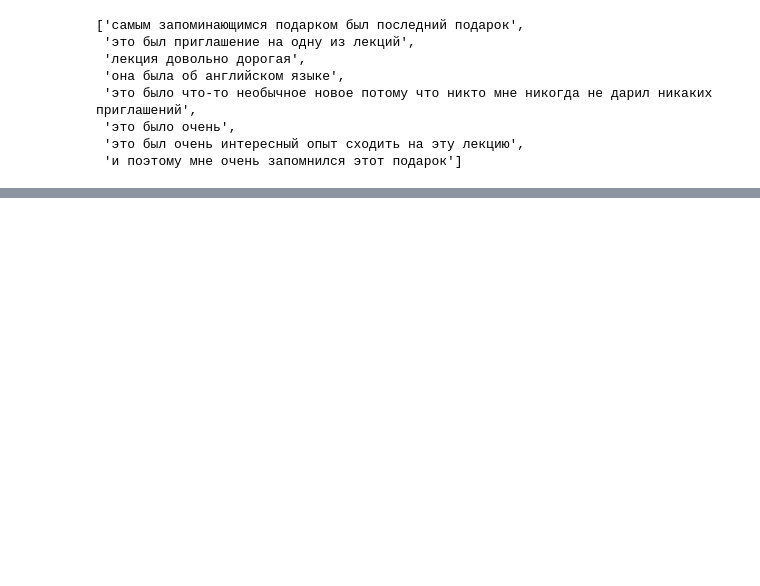
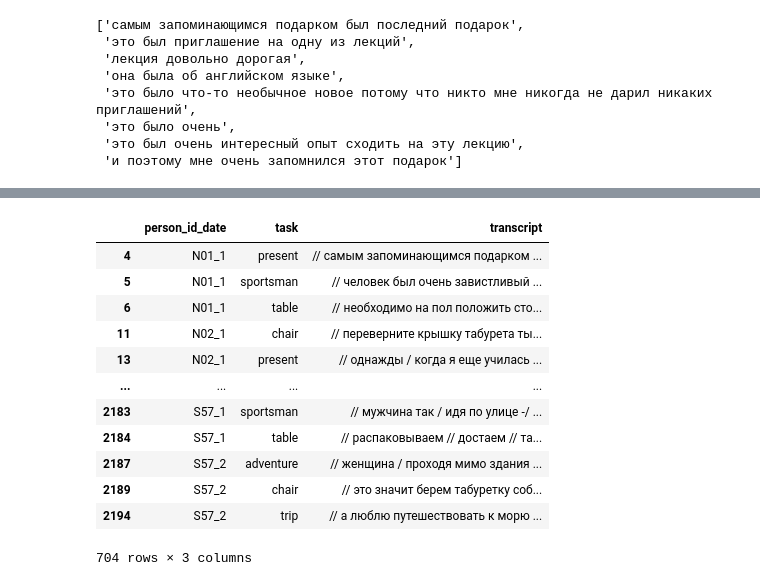
Before and after one commit to flying-bear/MA_thesis, a Jupyter notebook: preprocess_eaf.ipynb, the cells around one changed output, grey strips where cells are left out. Saved outputs shown, nothing was run; the diff lists cells and outputs as text; code cells hidden in the pictures; blank space fills up the shorter version.

```diff
--- a/preprocess_eaf.ipynb
+++ b/preprocess_eaf.ipynb
@@ -146,7 +149,7 @@ len(raw_transcript_lex_add)
 # %% [output]
 100
 # %%
-data_alt = pd.read_csv('altered_transcript_lex.tsv', sep='\t', low_memory=False)
+data_alt = pd.read_csv(path + 'altered_transcript_lex.tsv', sep='\t', low_memory=False)
 data_alt['File'] = data_alt['File'].apply(lambda x: x.replace('.eaf', '').replace('--', '-'))
 
 raw_transcript_lex_alt = data_alt.groupby('File')['Transcript_lex'].apply(list)
@@ -166,7 +169,7 @@ len(raw_transcript_lex_alt)
 # %% [output]
 99
 # %%
-pt = pd.read_csv('patients.discourse.tsv', sep='\t', low_memory=False)
+pt = pd.read_csv(path + 'patients.discourse.tsv', sep='\t', low_memory=False)
 pt['fileID'] = pt['fileID'].apply(lambda x: x.replace('.eaf', '').replace('--', '-'))
 raw_transcript_lex_pt = pt.groupby('fileID')['Transcript_lex'].apply(list)
 raw_transcript_lex_pt = pd.DataFrame(raw_transcript_lex_pt.apply(preprocess_raw_transcript))
@@ -412,0 +430,3 @@ ex = pivot_df.iloc[0]['present']
+# %%
+pivot_df.reset_index(inplace=True)
+pivot_df
@@ -412,0 +447,18 @@ ex = pivot_df.iloc[0]['present']
+# %%
+long = pivot_df.melt(id_vars=['person_id_date'], value_name='transcript').sort_values(['person_id_date', 'task']).reset_index().drop(columns=['index'])
+# %%
+long.dropna()
+# %% [output]
+|  | person_id_date | task | transcript |
+| 4 | N01_1 | present | // самым запоминающимся подарком ... |
+| 5 | N01_1 | sportsman | // человек был очень завистливый ... |
+| 6 | N01_1 | table | // необходимо на пол положить сто... |
+| 11 | N02_1 | chair | // переверните крышку табурета ты... |
+| 13 | N02_1 | present | // однажды / когда я еще училась ... |
+| ... | ... | ... | ... |
+| 2183 | S57_1 | sportsman | // мужчина так / идя по улице -/ ... |
+| 2184 | S57_1 | table | // распаковываем // достаем // та... |
+| 2187 | S57_2 | adventure | // женщина / проходя мимо здания ... |
+| 2189 | S57_2 | chair | // это значит берем табуретку соб... |
+| 2194 | S57_2 | trip | // а люблю путешествовать к морю ... |
+704 rows × 3 columns
```
Also changed, not shown: parts of 10 cells of this notebook, 1 other file.
